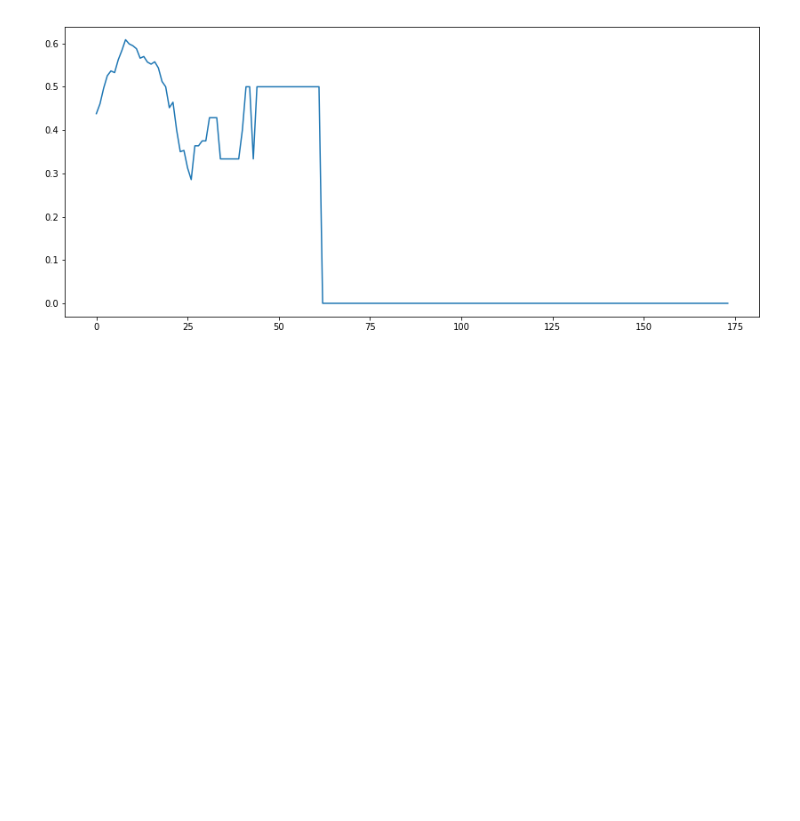
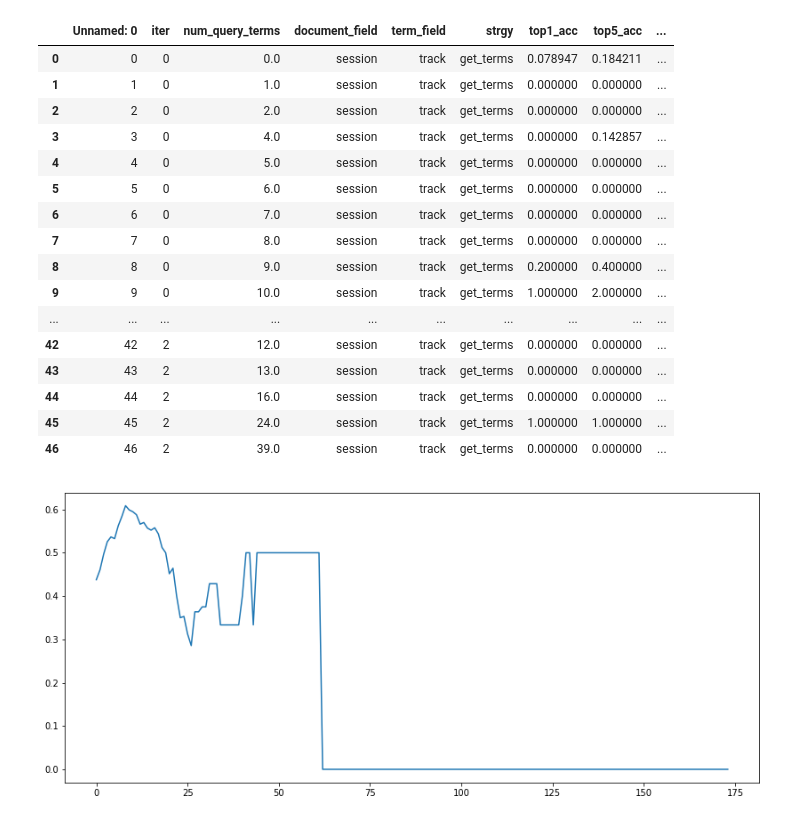
Before and after one commit to arthurtofani/footprint-recommendation-exp1, a Jupyter notebook: notebook/Untitled.ipynb, the cells around one changed output. Saved outputs shown, nothing was run; the diff lists cells and outputs as text; code cells hidden in the pictures; blank space fills up the shorter version.

```diff
--- a/notebook/Untitled.ipynb
+++ b/notebook/Untitled.ipynb
@@ -5,4 +4,25 @@ i = [0, 1, 2, 3, 4, 5, 6, 7, 8, 9, 10, 11, 12, 13, 14, 15, 16, 17, 18, 19, 20, 2
 import matplotlib.pyplot as plt
+# %%
+df = pd.read_csv('all_results.csv')
+df
+# %% [output]
+|  | Unnamed: 0 | iter | num_query_terms | document_field | term_field | strgy | top1_acc | top5_acc | ... |
+| 0 | 0 | 0 | 0.0 | session | track | get_terms | 0.078947 | 0.184211 | ... |
+| 1 | 1 | 0 | 1.0 | session | track | get_terms | 0.000000 | 0.000000 | ... |
+| 2 | 2 | 0 | 2.0 | session | track | get_terms | 0.000000 | 0.000000 | ... |
+| 3 | 3 | 0 | 4.0 | session | track | get_terms | 0.000000 | 0.142857 | ... |
+| 4 | 4 | 0 | 5.0 | session | track | get_terms | 0.000000 | 0.000000 | ... |
+| 5 | 5 | 0 | 6.0 | session | track | get_terms | 0.000000 | 0.000000 | ... |
+| 6 | 6 | 0 | 7.0 | session | track | get_terms | 0.000000 | 0.000000 | ... |
+| 7 | 7 | 0 | 8.0 | session | track | get_terms | 0.000000 | 0.000000 | ... |
+| 8 | 8 | 0 | 9.0 | session | track | get_terms | 0.200000 | 0.400000 | ... |
+| 9 | 9 | 0 | 10.0 | session | track | get_terms | 1.000000 | 2.000000 | ... |
+| ... | ... | ... | ... | ... | ... | ... | ... | ... | ... |
+| 42 | 42 | 2 | 12.0 | session | track | get_terms | 0.000000 | 0.000000 | ... |
+| 43 | 43 | 2 | 13.0 | session | track | get_terms | 0.000000 | 0.000000 | ... |
+| 44 | 44 | 2 | 16.0 | session | track | get_terms | 0.000000 | 0.000000 | ... |
+| 45 | 45 | 2 | 24.0 | session | track | get_terms | 1.000000 | 1.000000 | ... |
+| 46 | 46 | 2 | 39.0 | session | track | get_terms | 0.000000 | 0.000000 | ... |
 # %%
 plt.figure(figsize=(14, 6))
 plt.plot(x)
```
Also changed, not shown: parts of 2 cells of this notebook, 4 other files.
